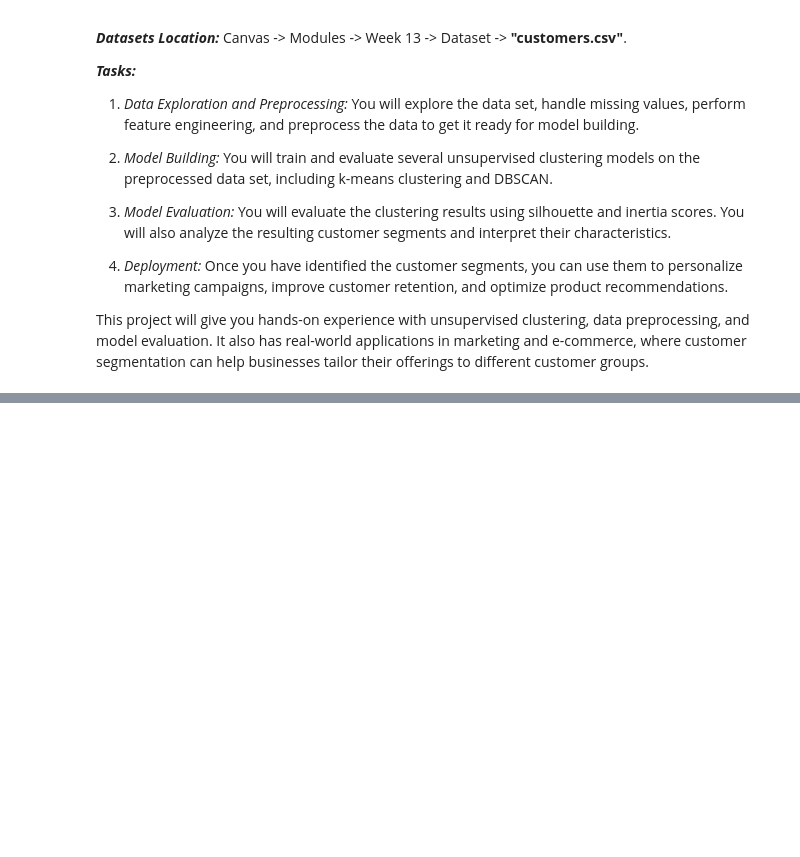
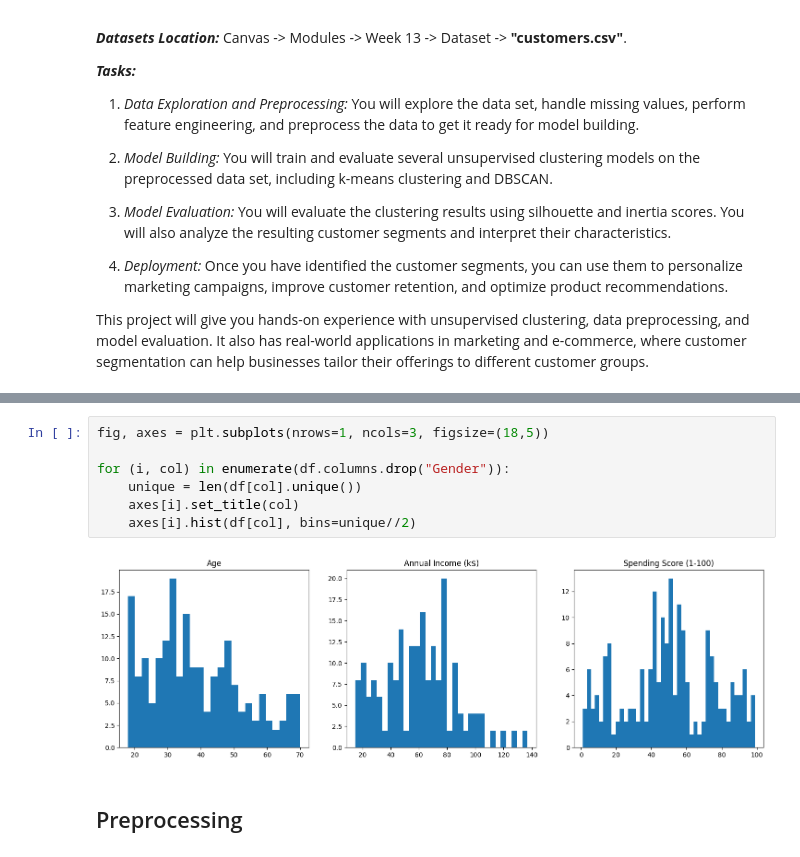
Before and after one commit to Abel-Lagonell/Machine_Learning, a Jupyter notebook: Project_3.ipynb, the cells around one changed output, grey strips where cells are left out. Cells and saved outputs as stored; diff of their text form; blank space fills up the shorter version.

```diff
--- a/Project_3.ipynb
+++ b/Project_3.ipynb
@@ -22,0 +97,11 @@ This project will give you hands-on experience with unsupervised clustering, dat
+# %%
+fig, axes = plt.subplots(nrows=1, ncols=3, figsize=(18,5))
+
+for (i, col) in enumerate(df.columns.drop("Gender")):
+    unique = len(df[col].unique())
+    axes[i].set_title(col)
+    axes[i].hist(df[col], bins=unique//2)
+# %% [output]
+[figure, added]
+# %% [markdown]
+## Preprocessing
```
Also changed, not shown: parts of 10 cells of this notebook.
